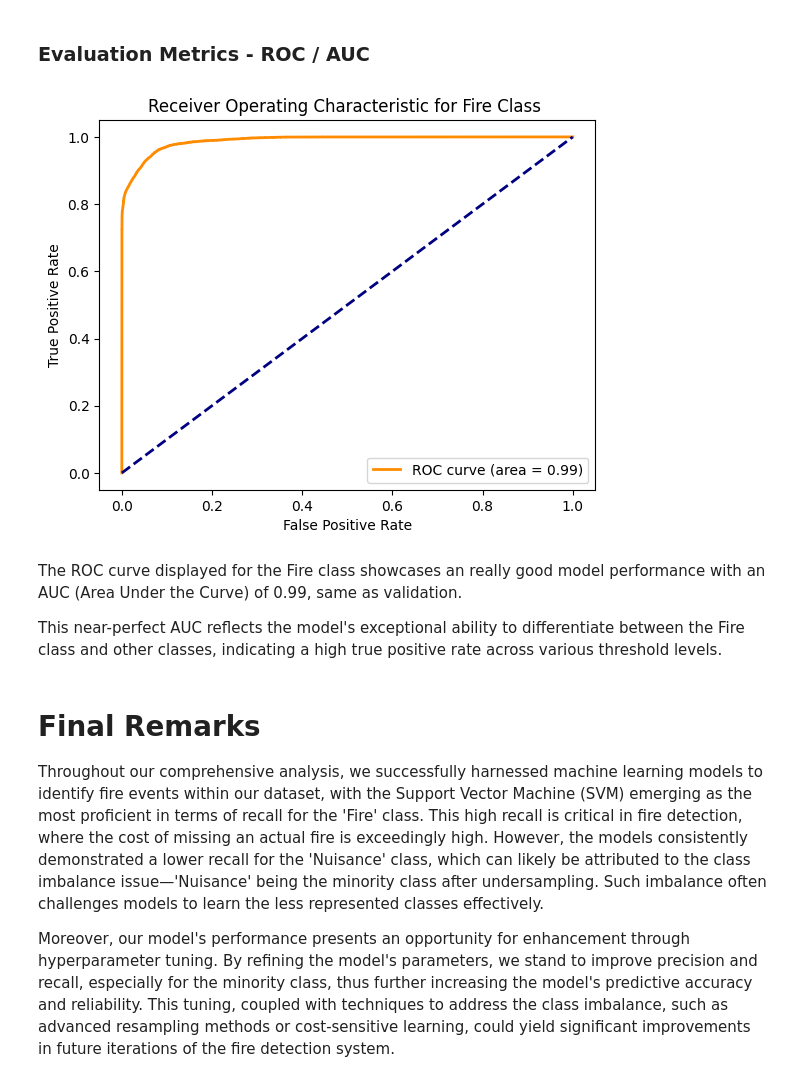
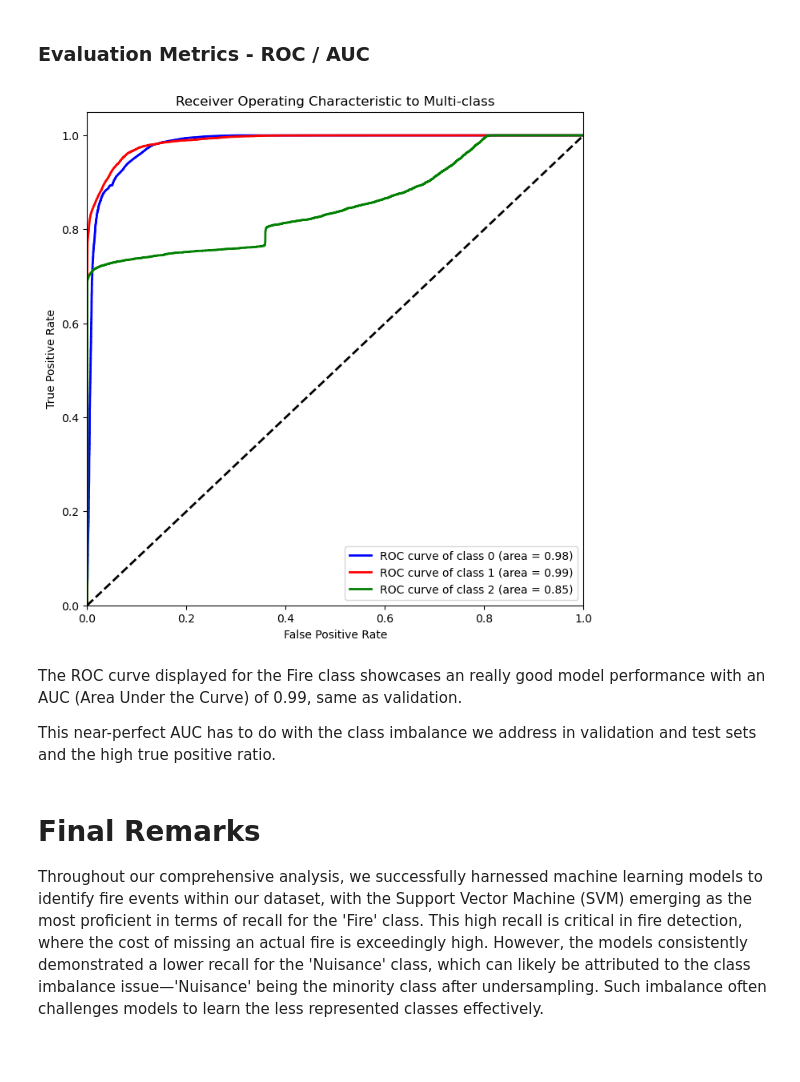
Before and after one commit to theholymang8/wildfire-detection-A.I-M.S.C, a Jupyter notebook: notebooks/Fire_Detection_Analysis.ipynb, the cells around one changed output. Drawn from its saved outputs; the diff is of its cells as text; code cells hidden in the pictures; blank space fills up the shorter version.

```diff
--- a/notebooks/Fire_Detection_Analysis.ipynb
+++ b/notebooks/Fire_Detection_Analysis.ipynb
@@ -1063,37 +977,53 @@ An excellent recall for the 'Fire' class is observed with 16,165 true positives,
 The 'Nuisance' class has a substantial number of instances (856) misclassified as 'Background', indicating challenges in detecting nuisance occurrences. However, the model does correctly identify 5,052 true positives for 'Nuisance', which is significant.
 # %% [markdown]
 ### Evaluation Metrics - ROC / AUC
-# %%
-#Curve only for the selected features
-decision_scores = clf1.decision_function(Xfe_test_scaled)[:, 1]
-
-# Binarize the validation labels - we're interested in 'Fire' class
-y1_test_binarized = label_binarize(y_test, classes=['Background', 'Fire', 'Nuisance'])[:, 1]
-
-# Calculate the FPR, TPR, and thresholds for the 'Fire' class
-fpr_rf, tpr_rf, thresholds_rf = roc_curve(y1_test_binarized, decision_scores)
-
-# Calculate the AUC for the 'Fire' class
-roc_auc_svm = auc(fpr_rf, tpr_rf)
-
-# Plot the ROC curve
-plt.figure()
-plt.plot(fpr_rf, tpr_rf, color='darkorange', lw=2, label='ROC curve (area = %0.2f)' % roc_auc_svm)
-plt.plot([0, 1], [0, 1], color='navy', lw=2, linestyle='--')
-plt.xlabel('False Positive Rate')
-plt.ylabel('True Positive Rate')
-plt.title('Receiver Operating Characteristic for Fire Class ')
-plt.legend()
-plt.show()
-# %% [output]
-[figure, removed]
+# %%
+from sklearn.metrics import roc_curve, auc
+import matplotlib.pyplot as plt
+from sklearn.preprocessing import label_binarize
+import numpy as np
+
+# Assuming clf1 is your trained model and Xfe_test_scaled is your scaled test data
+decision_scores = clf1.decision_function(Xfe_test_scaled)
+
+# Binarize the labels in a one-vs-all fashion
+y_test_binarized = label_binarize(y_test, classes=['Background', 'Fire', 'Nuisance'])
+
+n_classes = y_test_binarized.shape[1]
+
+# Compute ROC curve and ROC area for each class
+fpr = dict()
+tpr = dict()
+roc_auc = dict()
+
+for i in range(n_classes):
+    fpr[i], tpr[i], _ = roc_curve(y_test_binarized[:, i], decision_scores[:, i])
+    roc_auc[i] = auc(fpr[i], tpr[i])
+
+# Plot all ROC curves
+plt.figure(figsize=(8, 8))
+
+colors = ['blue', 'red', 'green']
+for i, color in zip(range(n_classes), colors):
+    plt.plot(fpr[i], tpr[i], color=color, lw=2,
+             label='ROC curve of class {0} (area = {1:0.2f})'
+                   ''.format(i, roc_auc[i]))
+
+plt.plot([0, 1], [0, 1], 'k--', lw=2)
+plt.xlim([0.0, 1.0])
+plt.ylim([0.0, 1.05])
+plt.xlabel('False Positive Rate')
+plt.ylabel('True Positive Rate')
+plt.title('Receiver Operating Characteristic to Multi-class')
+plt.legend(loc="lower right")
+plt.show()
+# %% [output]
+[figure, added]
 # %% [markdown]
 The ROC curve displayed for the Fire class showcases an really good model performance with an AUC (Area Under the Curve) of 0.99, same as validation.
 
-This near-perfect AUC reflects the model's exceptional ability to differentiate between the Fire class and other classes, indicating a high true positive rate across various threshold levels.
+This near-perfect AUC has to do with the class imbalance we address in validation and test sets and the high true positive ratio.
 # %% [markdown]
 # Final Remarks
 
 Throughout our comprehensive analysis, we successfully harnessed machine learning models to identify fire events within our dataset, with the Support Vector Machine (SVM) emerging as the most proficient in terms of recall for the 'Fire' class. This high recall is critical in fire detection, where the cost of missing an actual fire is exceedingly high. However, the models consistently demonstrated a lower recall for the 'Nuisance' class, which can likely be attributed to the class imbalance issue—'Nuisance' being the minority class after undersampling. Such imbalance often challenges models to learn the less represented classes effectively.
-
-Moreover, our model's performance presents an opportunity for enhancement through hyperparameter tuning. By refining the model's parameters, we stand to improve precision and recall, especially for the minority class, thus further increasing the model's predictive accuracy and reliability. This tuning, coupled with techniques to address the class imbalance, such as advanced resampling methods or cost-sensitive learning, could yield significant improvements in future iterations of the fire detection system.
```
Also changed, not shown: parts of 40 cells of this notebook, 10 other files.
